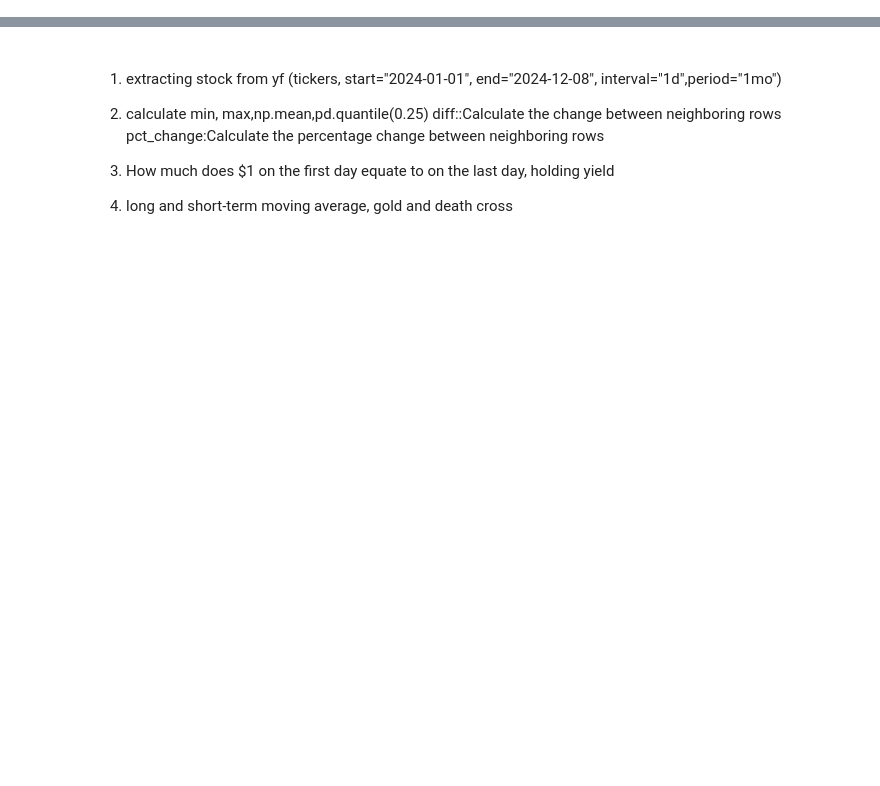
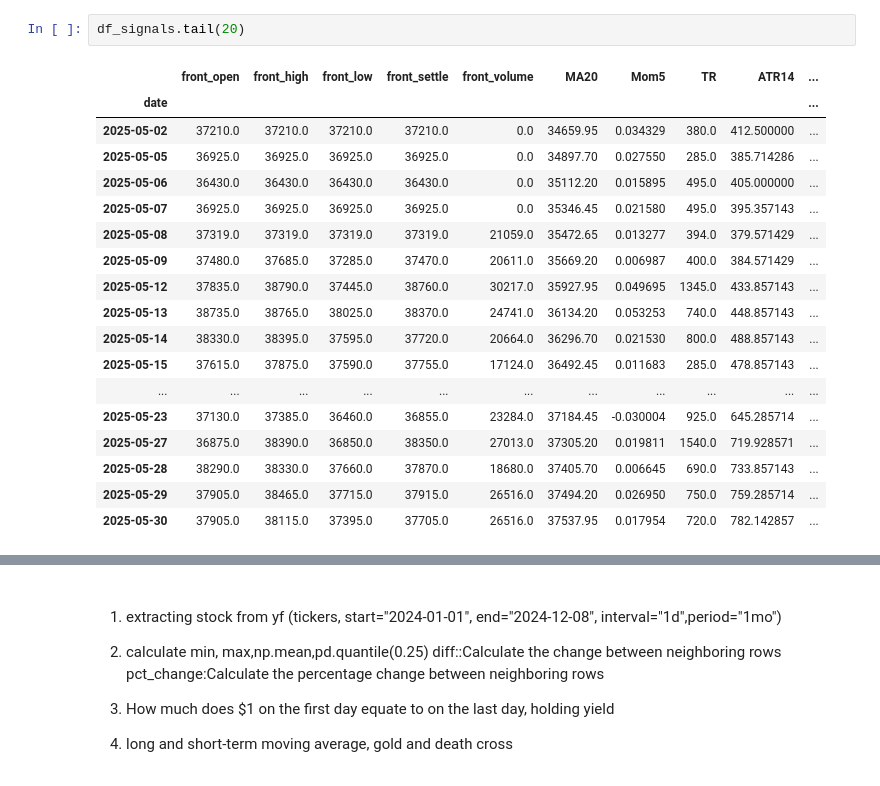
Before and after one commit to tenofovir/stock_analysis_tool, a Jupyter notebook: Quant.ipynb, the cells around one changed output, grey strips where cells are left out. Drawn from its saved outputs; the diff is of its cells as text; blank space fills up the shorter version.

```diff
--- a/Quant.ipynb
+++ b/Quant.ipynb
@@ -17,0 +586,21 @@ warnings.filterwarnings("ignore")
+# %%
+df_signals.tail(20)
+# %% [output]
+|  | front_open | front_high | front_low | front_settle | front_volume | MA20 | Mom5 | TR | ATR14 | ... |
+| date |  |  |  |  |  |  |  |  |  | ... |
+| 2025-05-02 | 37210.0 | 37210.0 | 37210.0 | 37210.0 | 0.0 | 34659.95 | 0.034329 | 380.0 | 412.500000 | ... |
+| 2025-05-05 | 36925.0 | 36925.0 | 36925.0 | 36925.0 | 0.0 | 34897.70 | 0.027550 | 285.0 | 385.714286 | ... |
+| 2025-05-06 | 36430.0 | 36430.0 | 36430.0 | 36430.0 | 0.0 | 35112.20 | 0.015895 | 495.0 | 405.000000 | ... |
+| 2025-05-07 | 36925.0 | 36925.0 | 36925.0 | 36925.0 | 0.0 | 35346.45 | 0.021580 | 495.0 | 395.357143 | ... |
+| 2025-05-08 | 37319.0 | 37319.0 | 37319.0 | 37319.0 | 21059.0 | 35472.65 | 0.013277 | 394.0 | 379.571429 | ... |
+| 2025-05-09 | 37480.0 | 37685.0 | 37285.0 | 37470.0 | 20611.0 | 35669.20 | 0.006987 | 400.0 | 384.571429 | ... |
+| 2025-05-12 | 37835.0 | 38790.0 | 37445.0 | 38760.0 | 30217.0 | 35927.95 | 0.049695 | 1345.0 | 433.857143 | ... |
+| 2025-05-13 | 38735.0 | 38765.0 | 38025.0 | 38370.0 | 24741.0 | 36134.20 | 0.053253 | 740.0 | 448.857143 | ... |
+| 2025-05-14 | 38330.0 | 38395.0 | 37595.0 | 37720.0 | 20664.0 | 36296.70 | 0.021530 | 800.0 | 488.857143 | ... |
+| 2025-05-15 | 37615.0 | 37875.0 | 37590.0 | 37755.0 | 17124.0 | 36492.45 | 0.011683 | 285.0 | 478.857143 | ... |
+| ... | ... | ... | ... | ... | ... | ... | ... | ... | ... | ... |
+| 2025-05-23 | 37130.0 | 37385.0 | 36460.0 | 36855.0 | 23284.0 | 37184.45 | -0.030004 | 925.0 | 645.285714 | ... |
+| 2025-05-27 | 36875.0 | 38390.0 | 36850.0 | 38350.0 | 27013.0 | 37305.20 | 0.019811 | 1540.0 | 719.928571 | ... |
+| 2025-05-28 | 38290.0 | 38330.0 | 37660.0 | 37870.0 | 18680.0 | 37405.70 | 0.006645 | 690.0 | 733.857143 | ... |
+| 2025-05-29 | 37905.0 | 38465.0 | 37715.0 | 37915.0 | 26516.0 | 37494.20 | 0.026950 | 750.0 | 759.285714 | ... |
+| 2025-05-30 | 37905.0 | 38115.0 | 37395.0 | 37705.0 | 26516.0 | 37537.95 | 0.017954 | 720.0 | 782.142857 | ... |
```
Also changed, not shown: parts of 16 cells of this notebook.
